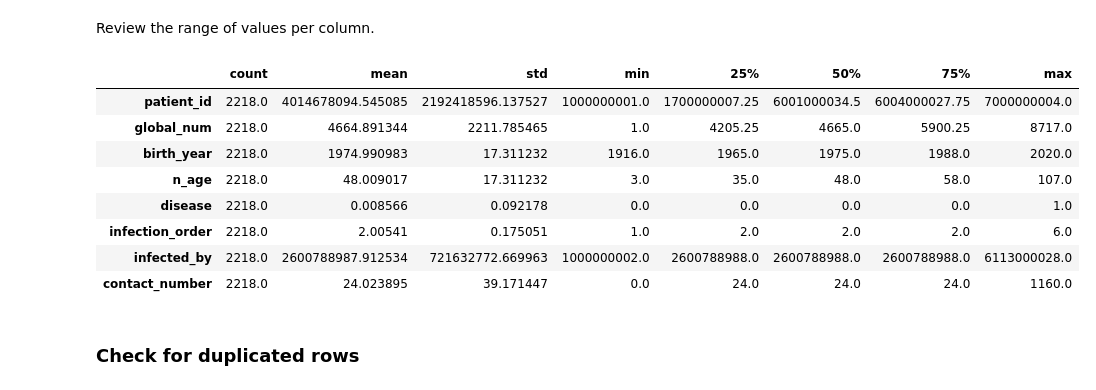
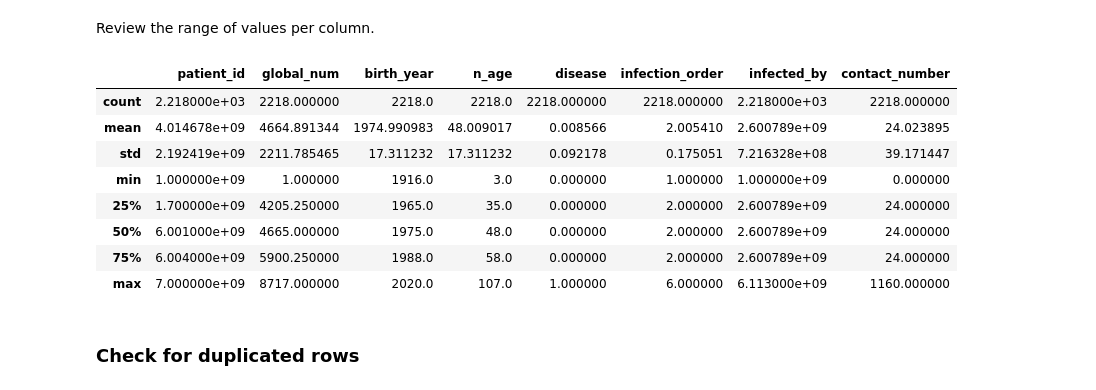
Before and after one commit to OCD0505/Springboard, a Jupyter notebook: Springboard - Unit 14.4 - RandomForest Covid Case Study_06302020/RandomForest_casestudy_covid19.ipynb, the cells around one changed output. Saved outputs shown, nothing was run; the diff lists cells and outputs as text; code cells hidden in the pictures.

```diff
--- a/Springboard - Unit 14.4 - RandomForest Covid Case Study_06302020/RandomForest_casestudy_covid19.ipynb
+++ b/Springboard - Unit 14.4 - RandomForest Covid Case Study_06302020/RandomForest_casestudy_covid19.ipynb
@@ -330,17 +318,17 @@ dtype: float64
 # %% [markdown]
 Review the range of values per column.
 # %%
-df.describe().T
+df.describe()
 # %% [output]
-|  | count | mean | std | min | 25% | 50% | 75% | max |
-| patient_id | 2218.0 | 4014678094.545085 | 2192418596.137527 | 1000000001.0 | 1700000007.25 | 6001000034.5 | 6004000027.75 | 7000000004.0 |
-| global_num | 2218.0 | 4664.891344 | 2211.785465 | 1.0 | 4205.25 | 4665.0 | 5900.25 | 8717.0 |
-| birth_year | 2218.0 | 1974.990983 | 17.311232 | 1916.0 | 1965.0 | 1975.0 | 1988.0 | 2020.0 |
-| n_age | 2218.0 | 48.009017 | 17.311232 | 3.0 | 35.0 | 48.0 | 58.0 | 107.0 |
-| disease | 2218.0 | 0.008566 | 0.092178 | 0.0 | 0.0 | 0.0 | 0.0 | 1.0 |
-| infection_order | 2218.0 | 2.00541 | 0.175051 | 1.0 | 2.0 | 2.0 | 2.0 | 6.0 |
-| infected_by | 2218.0 | 2600788987.912534 | 721632772.669963 | 1000000002.0 | 2600788988.0 | 2600788988.0 | 2600788988.0 | 6113000028.0 |
-| contact_number | 2218.0 | 24.023895 | 39.171447 | 0.0 | 24.0 | 24.0 | 24.0 | 1160.0 |
+|  | patient_id | global_num | birth_year | n_age | disease | infection_order | infected_by | contact_number |
+| count | 2.218000e+03 | 2218.000000 | 2218.0 | 2218.0 | 2218.000000 | 2218.000000 | 2.218000e+03 | 2218.000000 |
+| mean | 4.014678e+09 | 4664.891344 | 1974.990983 | 48.009017 | 0.008566 | 2.005410 | 2.600789e+09 | 24.023895 |
+| std | 2.192419e+09 | 2211.785465 | 17.311232 | 17.311232 | 0.092178 | 0.175051 | 7.216328e+08 | 39.171447 |
+| min | 1.000000e+09 | 1.000000 | 1916.0 | 3.0 | 0.000000 | 1.000000 | 1.000000e+09 | 0.000000 |
+| 25% | 1.700000e+09 | 4205.250000 | 1965.0 | 35.0 | 0.000000 | 2.000000 | 2.600789e+09 | 24.000000 |
+| 50% | 6.001000e+09 | 4665.000000 | 1975.0 | 48.0 | 0.000000 | 2.000000 | 2.600789e+09 | 24.000000 |
+| 75% | 6.004000e+09 | 5900.250000 | 1988.0 | 58.0 | 0.000000 | 2.000000 | 2.600789e+09 | 24.000000 |
+| max | 7.000000e+09 | 8717.000000 | 2020.0 | 107.0 | 1.000000 | 6.000000 | 6.113000e+09 | 1160.000000 |
 # %% [markdown]
 ### Check for duplicated rows
 # %%
```
Also changed, not shown: parts of 19 cells of this notebook.
